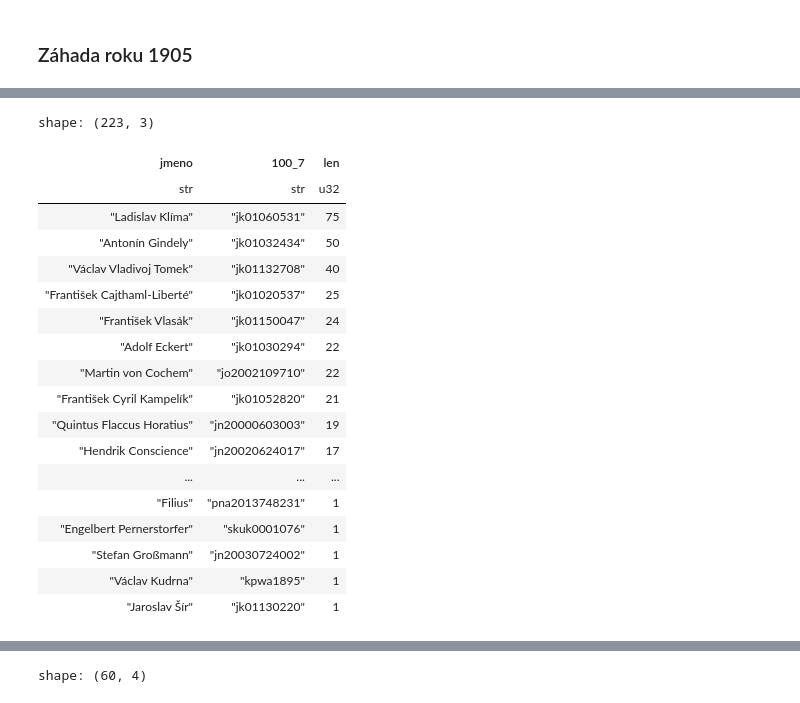
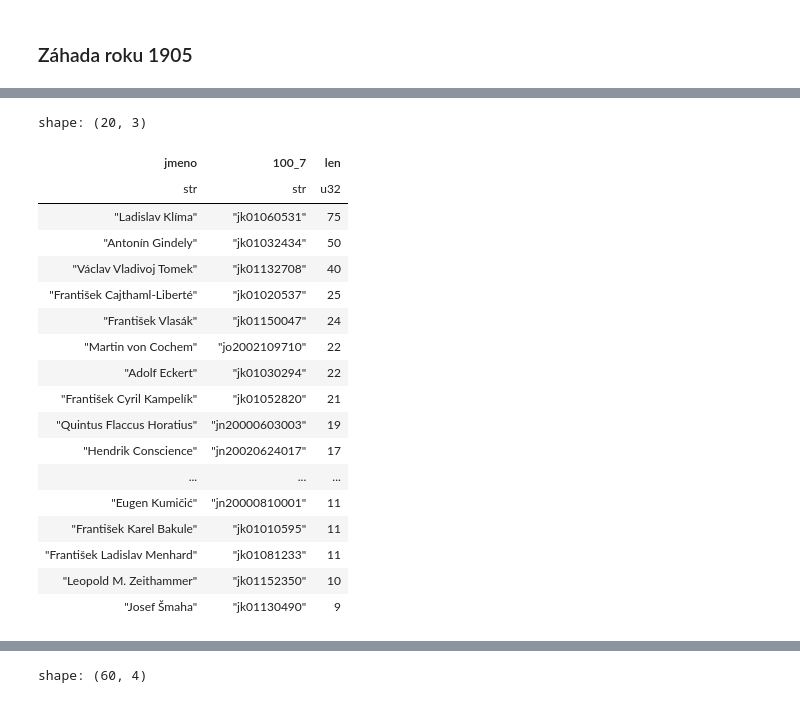
Before and after one commit to DataRozhlas/knizni-peoplemetr, a Jupyter notebook: 905b_odmlky_grafy.ipynb, the cells around one changed output, grey strips where cells are left out. Drawn from its saved outputs; the diff is of its cells as text; code cells hidden in the pictures.

```diff
--- a/905b_odmlky_grafy.ipynb
+++ b/905b_odmlky_grafy.ipynb
@@ -125,25 +106,25 @@ odmlceni_05
 # %%
-df.filter(pl.col('100_7').is_in(odmlceni_05)).group_by(['jmeno','100_7']).len().sort(by='len',descending=True)
+df.filter(pl.col('100_7').is_in(odmlceni_05)).group_by(['jmeno','100_7']).len().sort(by='len',descending=True).head(20)
 # %% [output]
-shape: (223, 3)
+shape: (20, 3)
 | jmeno | 100_7 | len |
 | str | str | u32 |
 | "Ladislav Klíma" | "jk01060531" | 75 |
 | "Antonín Gindely" | "jk01032434" | 50 |
 | "Václav Vladivoj Tomek" | "jk01132708" | 40 |
 | "František Cajthaml-Liberté" | "jk01020537" | 25 |
 | "František Vlasák" | "jk01150047" | 24 |
+| "Martin von Cochem" | "jo2002109710" | 22 |
 | "Adolf Eckert" | "jk01030294" | 22 |
-| "Martin von Cochem" | "jo2002109710" | 22 |
 | "František Cyril Kampelík" | "jk01052820" | 21 |
 | "Quintus Flaccus Horatius" | "jn20000603003" | 19 |
 | "Hendrik Conscience" | "jn20020624017" | 17 |
 | ... | ... | ... |
-| "Filius" | "pna2013748231" | 1 |
-| "Engelbert Pernerstorfer" | "skuk0001076" | 1 |
-| "Stefan Großmann" | "jn20030724002" | 1 |
-| "Václav Kudrna" | "kpwa1895" | 1 |
-| "Jaroslav Šír" | "jk01130220" | 1 |
+| "Eugen Kumičić" | "jn20000810001" | 11 |
+| "František Karel Bakule" | "jk01010595" | 11 |
+| "František Ladislav Menhard" | "jk01081233" | 11 |
+| "Leopold M. Zeithammer" | "jk01152350" | 10 |
+| "Josef Šmaha" | "jk01130490" | 9 |
 # %%
 ', '.join(df.filter(pl.col('100_7').is_in(odmlceni_05)).group_by(['jmeno','100_7']).len().sort(by='len',descending=True).select(pl.col('jmeno')).to_series().to_list()[0:30])
 # %% [output]
```
Also changed, not shown: parts of 16 cells of this notebook, 15 other files.
